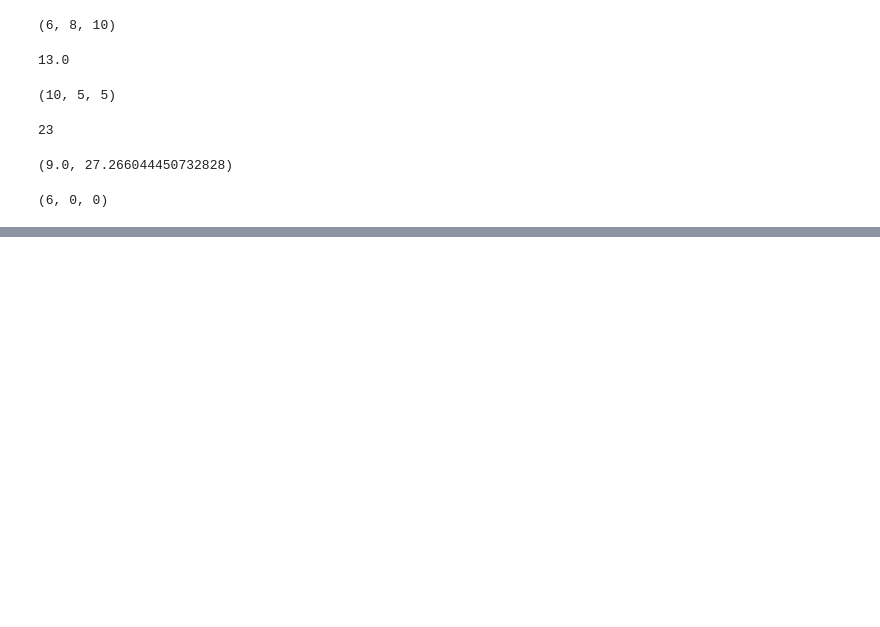
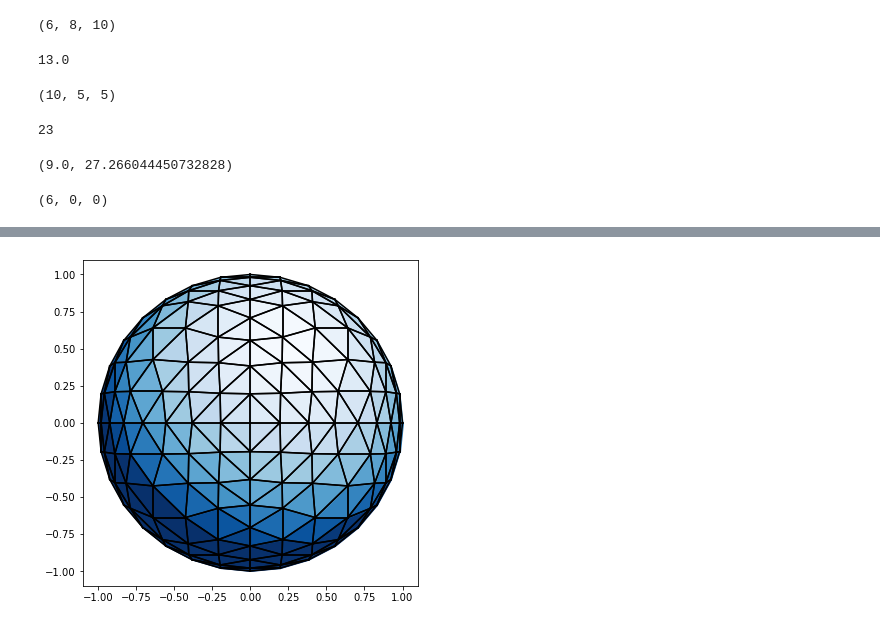
Before and after one commit to SanriGirdabi/Machine-Learning-Series, a Jupyter notebook: Math/3D/3D Works.ipynb, the cells around one changed output, grey strips where cells are left out. Cells and saved outputs as stored; diff of their text form; code cells hidden in the pictures; blank space fills up the shorter version.

```diff
--- a/Math/3D/3D Works.ipynb
+++ b/Math/3D/3D Works.ipynb
@@ -84,0 +136,19 @@ cross((0,0,3), (0,-2,0))
+# %%
+def split(face):
+    midpoints = [unit(add(face[i], face[(i+1)%len(face)])) for i in range(0,len(face))]
+    triangles = [(face[i], midpoints[i], midpoints[(i-1)%len(face)]) for i in range(0,len(face))]
+    return [midpoints] + triangles
+
+def rec_split(faces, depth=0):
+    if depth == 0:
+        return faces
+    else:
+        return rec_split([new_face for face in faces for new_face in split(face)], depth-1)
+
+# NICE SPHERE!
+def sphere_approx(n):
+    return rec_split(octahedron,n)
+# %%
+render(sphere_approx(3), lines='k')
+# %% [output]
+[figure, added]
```
Also changed, not shown: parts of 12 cells of this notebook, 3 other files.
